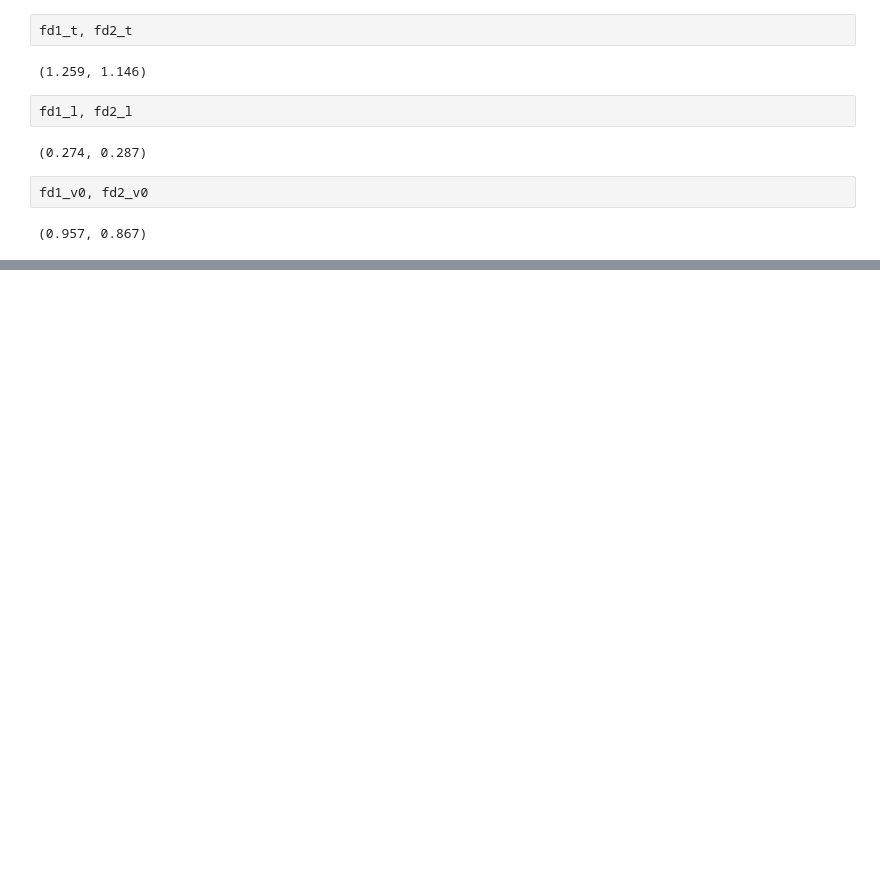
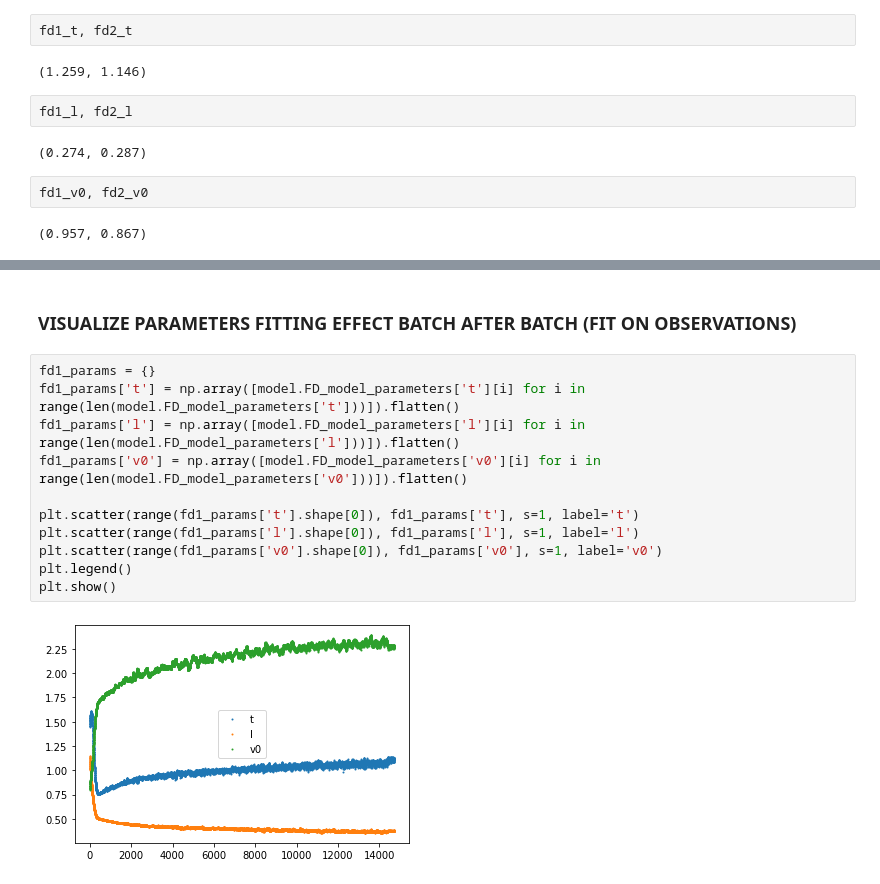
Before and after one commit to AlexPasqua/MLCMS-project, a Jupyter notebook: src/attempts/compare_FD_params.ipynb, the cells around one changed output, grey strips where cells are left out. Drawn from its saved outputs; the diff is of its cells as text; blank space fills up the shorter version.

```diff
--- a/src/attempts/compare_FD_params.ipynb
+++ b/src/attempts/compare_FD_params.ipynb
@@ -192,0 +256,15 @@ fd1_v0, fd2_v0
+# %% [markdown]
+### VISUALIZE PARAMETERS FITTING EFFECT BATCH AFTER BATCH (FIT ON OBSERVATIONS)
+# %%
+fd1_params = {}
+fd1_params['t'] = np.array([model.FD_model_parameters['t'][i] for i in range(len(model.FD_model_parameters['t']))]).flatten()
+fd1_params['l'] = np.array([model.FD_model_parameters['l'][i] for i in range(len(model.FD_model_parameters['l']))]).flatten()
+fd1_params['v0'] = np.array([model.FD_model_parameters['v0'][i] for i in range(len(model.FD_model_parameters['v0']))]).flatten()
+
+plt.scatter(range(fd1_params['t'].shape[0]), fd1_params['t'], s=1, label='t')
+plt.scatter(range(fd1_params['l'].shape[0]), fd1_params['l'], s=1, label='l')
+plt.scatter(range(fd1_params['v0'].shape[0]), fd1_params['v0'], s=1, label='v0')
+plt.legend()
+plt.show()
+# %% [output]
+[figure, added]
```
Also changed, not shown: parts of 14 cells of this notebook, 23 other files.
